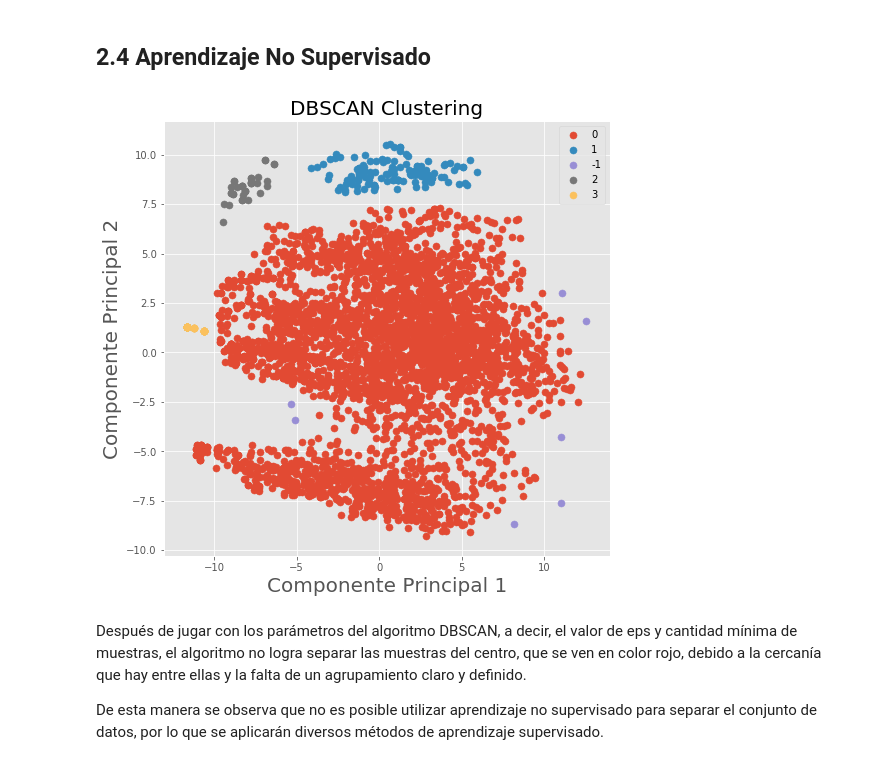
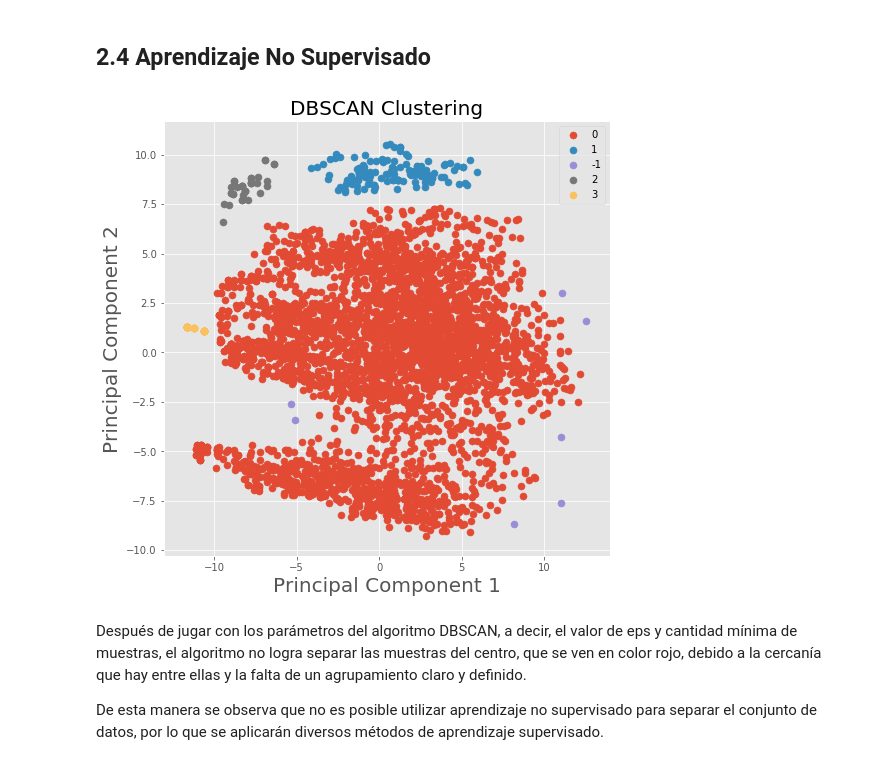
Before and after one commit to dkohkemper/pattern_recognition, a Jupyter notebook: proyecto_final/proyecto_final.ipynb, the cells around one changed output. Cells and saved outputs as stored; diff of their text form; code cells hidden in the pictures.

```diff
--- a/proyecto_final/proyecto_final.ipynb
+++ b/proyecto_final/proyecto_final.ipynb
@@ -327,9 +333,9 @@ pca_two_comps_df = pd.concat([princ_comps_df, df_test_flushed[['letter']]], axis
 # Plot figure
 fig = plt.figure(figsize = (8,8))
 ax = fig.add_subplot(1,1,1)
-ax.set_xlabel('Componente Principal 1', fontsize = 20)
-ax.set_ylabel('Componente Principal 2', fontsize = 20)
-ax.set_title('Componentes Principales del Dataset', fontsize = 20)
+ax.set_xlabel('Principal Component 1', fontsize = 20)
+ax.set_ylabel('Principal Component 2', fontsize = 20)
+ax.set_title('Principal Components of Reduced Dataset', fontsize = 20)
 
 # Group all targets
 for target in targets:
@@ -351,34 +357,34 @@ Del análisis PCA se observa que los datos siguen un leve patrón de agrupamient
 # %%
 #from sklearn.cluster import DBSCAN
 
 # Perform DBSCAN clustering
 clustering = DBSCAN(eps=1, min_samples=5, algorithm = 'brute').fit(princ_comps_df)
 
 # Get labels from model
 dbscan_labels = pd.DataFrame(data = clustering.labels_)
 
 # Get labels by index
 targets = pd.unique(clustering.labels_)
 
 fig = plt.figure(figsize = (8,8))
 ax = fig.add_subplot(1,1,1)
-ax.set_xlabel('Componente Principal 1', fontsize = 20)
-ax.set_ylabel('Componente Principal 2', fontsize = 20)
+ax.set_xlabel('Principal Component 1', fontsize = 20)
+ax.set_ylabel('Principal Component 2', fontsize = 20)
 ax.set_title('DBSCAN Clustering', fontsize = 20)
 
 # Plot components
 for target in targets:
     # Search dbscan lables than match with target
     indices = dbscan_labels[0] == target
     # Plot components
     ax.scatter(princ_comps_df.loc[indices, 0],
                princ_comps_df.loc[indices, 1],
                s = 50)
 ax.grid()
 ax.legend(targets)
 ax.grid()
 # %% [output]
-[figure, old version]
+[figure, new version]
 # %% [markdown]
 Después de jugar con los parámetros del algoritmo DBSCAN, a decir, el valor de eps y cantidad mínima de muestras, el algoritmo no logra separar las muestras del centro, que se ven en color rojo, debido a la cercanía que hay entre ellas y la falta de un agrupamiento claro y definido.
 
```
Also changed, not shown: parts of 62 cells of this notebook.
